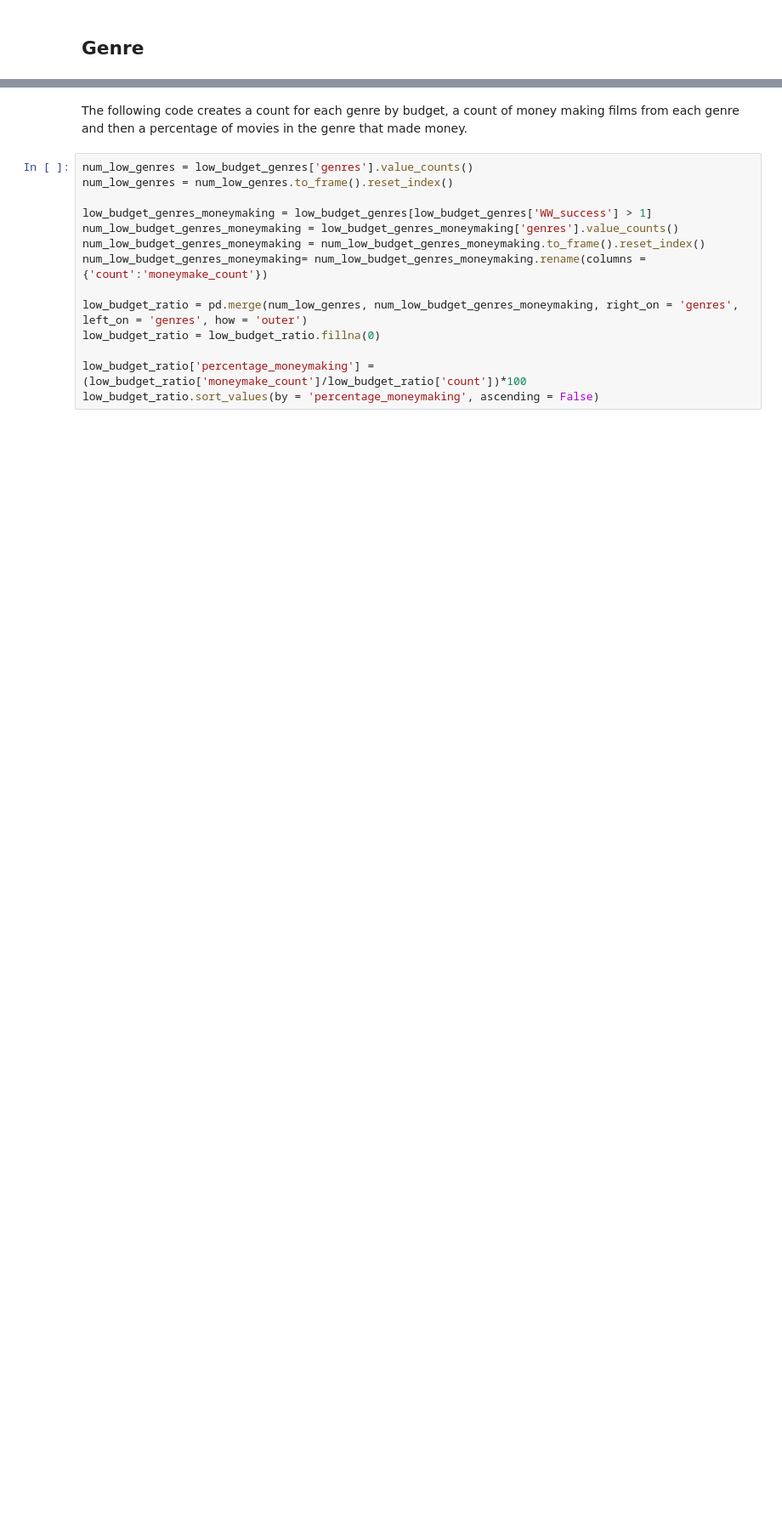
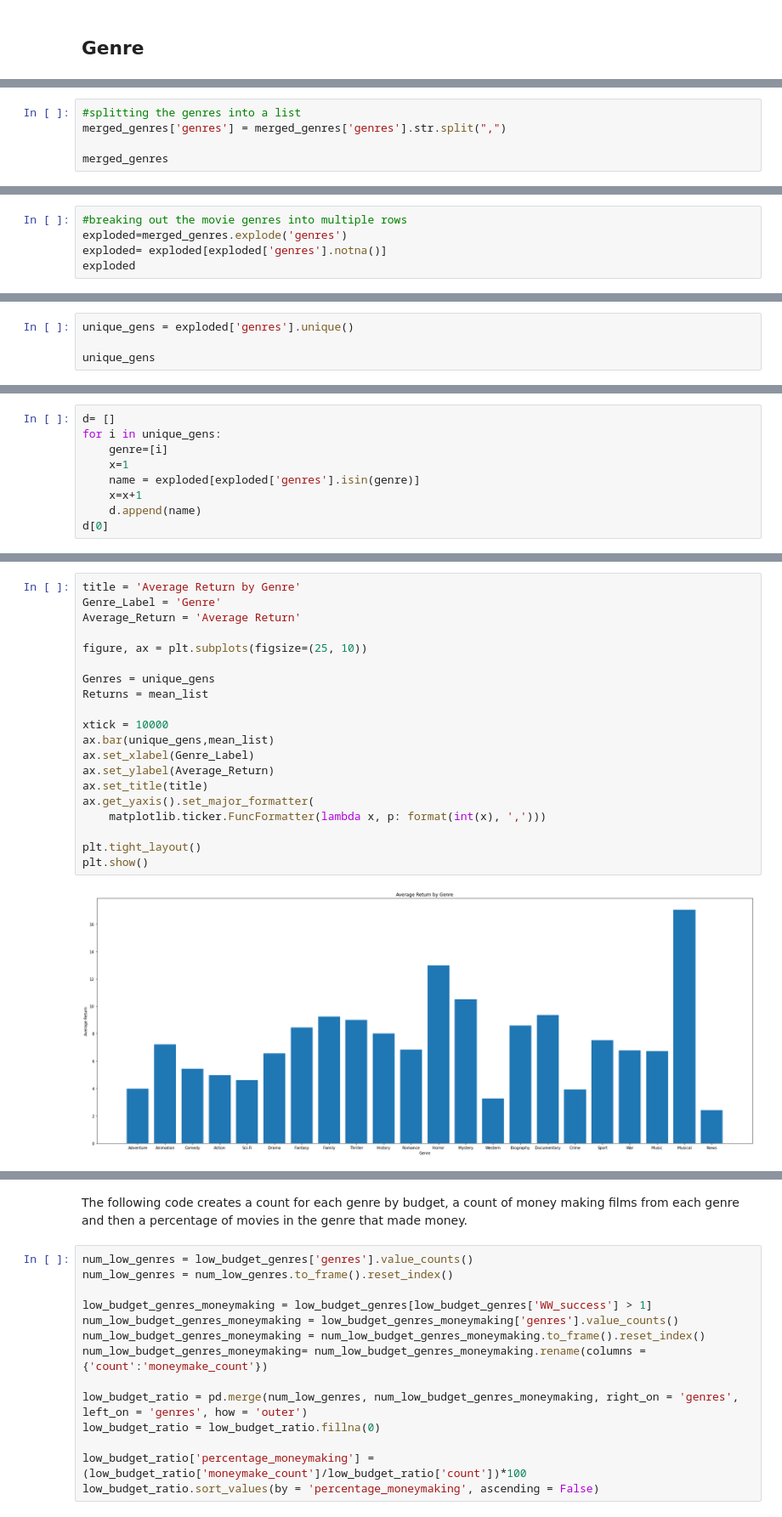
Before and after one commit to sunnywithcurlyhair/DS_Project_2, a Jupyter notebook: Notebooks/Final_Notebook.ipynb, the cells around one changed output, grey strips where cells are left out. Shown: that part at 85% size. Cells and saved outputs as stored; diff of their text form; blank space fills up the shorter version.

```diff
--- a/Notebooks/Final_Notebook.ipynb
+++ b/Notebooks/Final_Notebook.ipynb
@@ -296,0 +683,5 @@ fig.tight_layout()
+# %%
+#splitting the genres into a list
+merged_genres['genres'] = merged_genres['genres'].str.split(",")
+
+merged_genres
@@ -296,0 +702,5 @@ fig.tight_layout()
+# %%
+#breaking out the movie genres into multiple rows
+exploded=merged_genres.explode('genres')
+exploded= exploded[exploded['genres'].notna()]
+exploded
@@ -296,0 +721,4 @@ fig.tight_layout()
+# %%
+unique_gens = exploded['genres'].unique()
+
+unique_gens
@@ -296,0 +727,9 @@ fig.tight_layout()
+# %%
+d= []
+for i in unique_gens:
+    genre=[i]
+    x=1
+    name = exploded[exploded['genres'].isin(genre)]
+    x=x+1
+    d.append(name)
+d[0]
@@ -296,0 +795,22 @@ fig.tight_layout()
+# %%
+title = 'Average Return by Genre'
+Genre_Label = 'Genre'
+Average_Return = 'Average Return'
+
+figure, ax = plt.subplots(figsize=(25, 10))
+
+Genres = unique_gens
+Returns = mean_list
+
+xtick = 10000
+ax.bar(unique_gens,mean_list)
+ax.set_xlabel(Genre_Label)
+ax.set_ylabel(Average_Return)
+ax.set_title(title)
+ax.get_yaxis().set_major_formatter(
+    matplotlib.ticker.FuncFormatter(lambda x, p: format(int(x), ',')))
+
+plt.tight_layout()
+plt.show()
+# %% [output]
+[figure, added]
```
Also changed, not shown: parts of 49 cells of this notebook.
